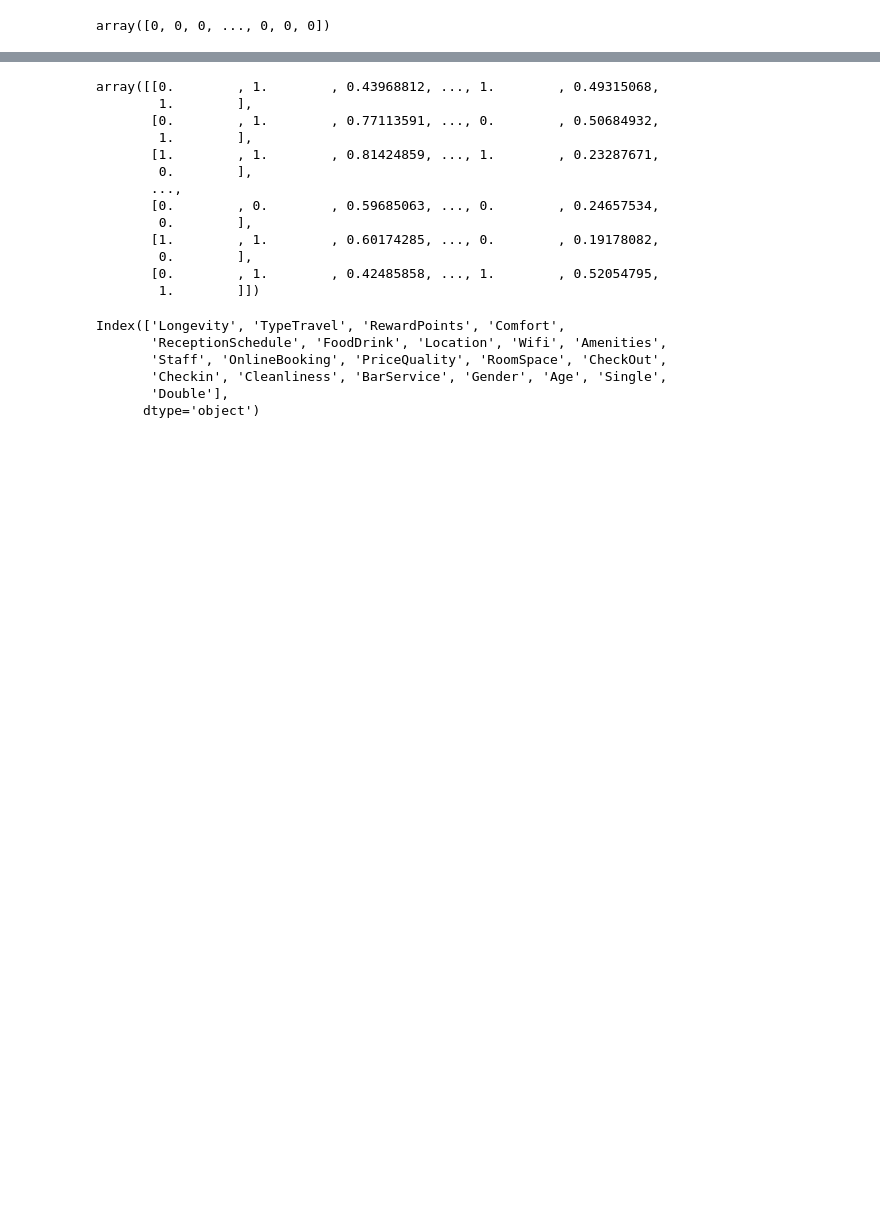
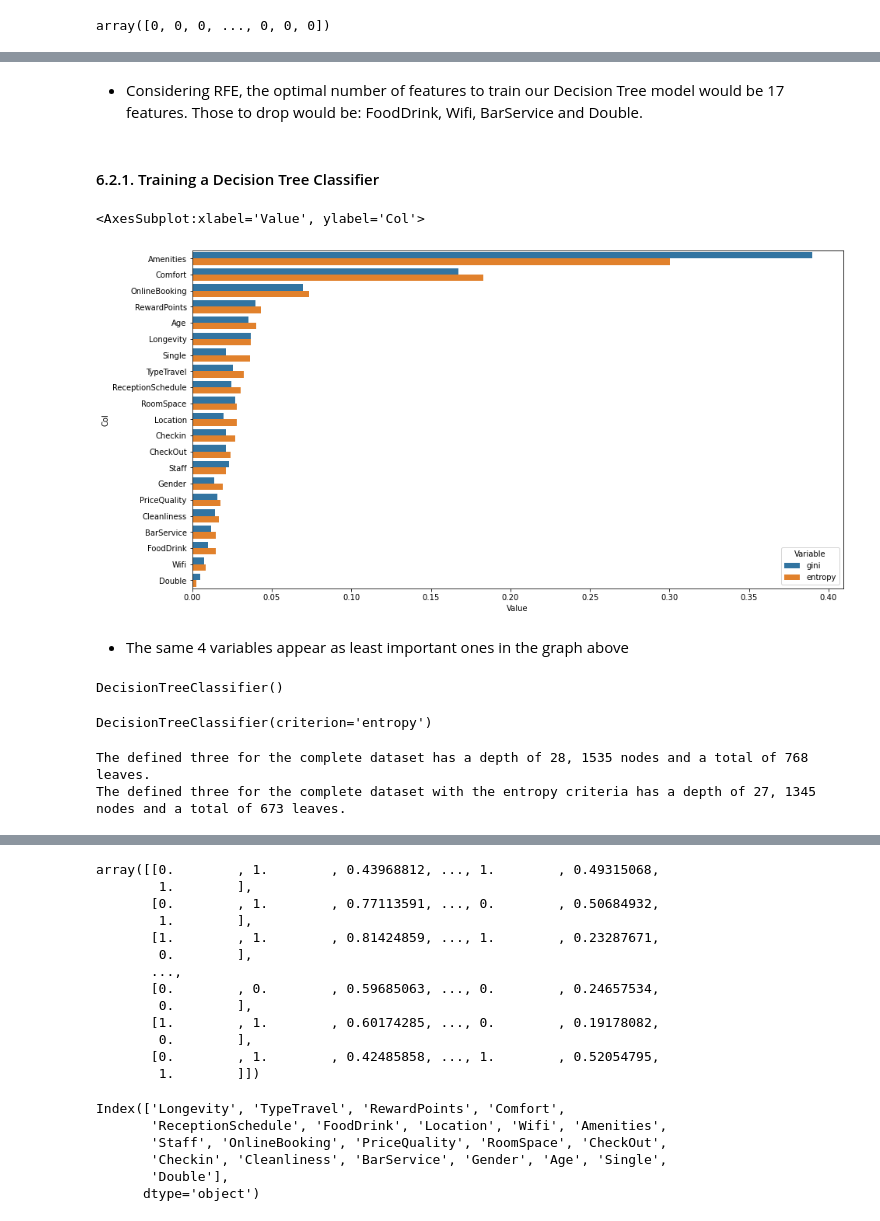
Before and after one commit to jorgecompleto/Churn-Supervised-Learning-Project, a Jupyter notebook: Churn Classifier - Supervised Learning.ipynb, the cells around one changed output, grey strips where cells are left out. Drawn from its saved outputs; the diff is of its cells as text; code cells hidden in the pictures; blank space fills up the shorter version.

```diff
--- a/Churn Classifier - Supervised Learning.ipynb
+++ b/Churn Classifier - Supervised Learning.ipynb
@@ -1576,0 +1595,26 @@ plt.show()
+# %%
+from sklearn.tree import DecisionTreeClassifier
+
+model_rf = DecisionTreeClassifier()
+#no of features
+nof_list=np.arange(1, 21)
+high_score=0
+#Variable to store the optimum features
+nof=0
+score_list =[]
+for n in range(len(nof_list)):
+    model_rf = DecisionTreeClassifier()
+    rfe = RFE(model_rf, n_features_to_select=nof_list[n])
+    X_train_rfe = rfe.fit_transform(X_train, y_train)
+    X_val_rfe = rfe.transform(X_val)
+    model_rf.fit(X_train_rfe,y_train)
+
+    score = model_rf.score(X_val_rfe,y_val)
+    score_list.append(score)
+
+    if(score>high_score):
+        high_score = score
+        nof = nof_list[n]
+
+print("Optimum number of features: %d" %nof)
+print("Score with %d features: %f" % (nof, high_score))
@@ -1576,0 +1648,20 @@ plt.show()
+# %% [markdown]
+* Considering RFE, the optimal number of features to train our Decision Tree model would be 17 features. Those to drop would be: FoodDrink, Wifi, BarService and Double.
+# %% [markdown]
+#### 6.2.1. Training a Decision Tree Classifier
+# %%
+gini_importance = DecisionTreeClassifier().fit(X_train, y_train).feature_importances_
+entropy_importance = DecisionTreeClassifier(criterion='entropy').fit(X_train, y_train).feature_importances_
+# %%
+zippy = pd.DataFrame(zip(gini_importance, entropy_importance), columns = ['gini','entropy'])
+zippy['col'] = X_train.columns
+tidy = zippy.melt(id_vars='col').rename(columns=str.title)
+tidy.sort_values(['Value'], ascending = False, inplace = True)
+
+plt.figure(figsize=(15,8))
+sns.barplot(y='Col', x='Value', hue='Variable', data=tidy)
+# %% [output]
+<AxesSubplot:xlabel='Value', ylabel='Col'>
+[figure, added]
+# %% [markdown]
+* The same 4 variables appear as least important ones in the graph above
@@ -1576,0 +1671,18 @@ plt.show()
+# %%
+dt_gini = DecisionTreeClassifier()
+dt_gini.fit(X_train, y_train)
+# %% [output]
+DecisionTreeClassifier()
+# %%
+dt_entropy = DecisionTreeClassifier(criterion = 'entropy')
+dt_entropy.fit(X_train, y_train)
+# %% [output]
+DecisionTreeClassifier(criterion='entropy')
+# %%
+print('The defined three for the complete dataset has a depth of ' + str(dt_gini.get_depth()) + ', ' + str(dt_gini.tree_.node_count) +
+      ' nodes and a total of ' + str(dt_gini.get_n_leaves()) + ' leaves.')
+print('The defined three for the complete dataset with the entropy criteria has a depth of ' + str(dt_entropy.get_depth()) + ', ' + str(dt_entropy.tree_.node_count) +
+      ' nodes and a total of ' + str(dt_entropy.get_n_leaves()) + ' leaves.')
+# %% [output]
+The defined three for the complete dataset has a depth of 28, 1535 nodes and a total of 768 leaves.
+The defined three for the complete dataset with the entropy criteria has a depth of 27, 1345 nodes and a total of 673 leaves.
```
Also changed, not shown: parts of 278 cells of this notebook.
